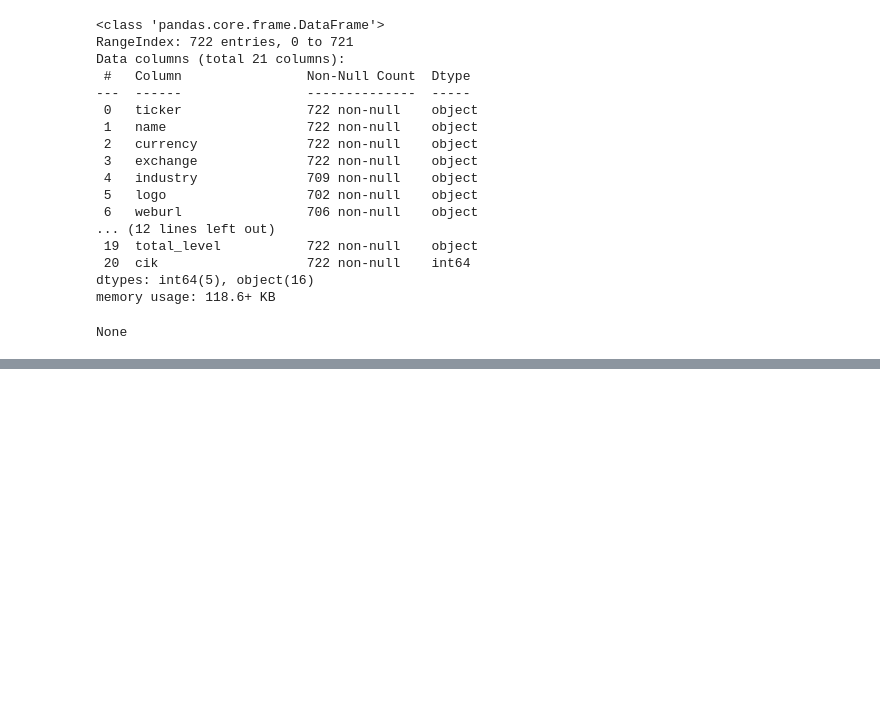
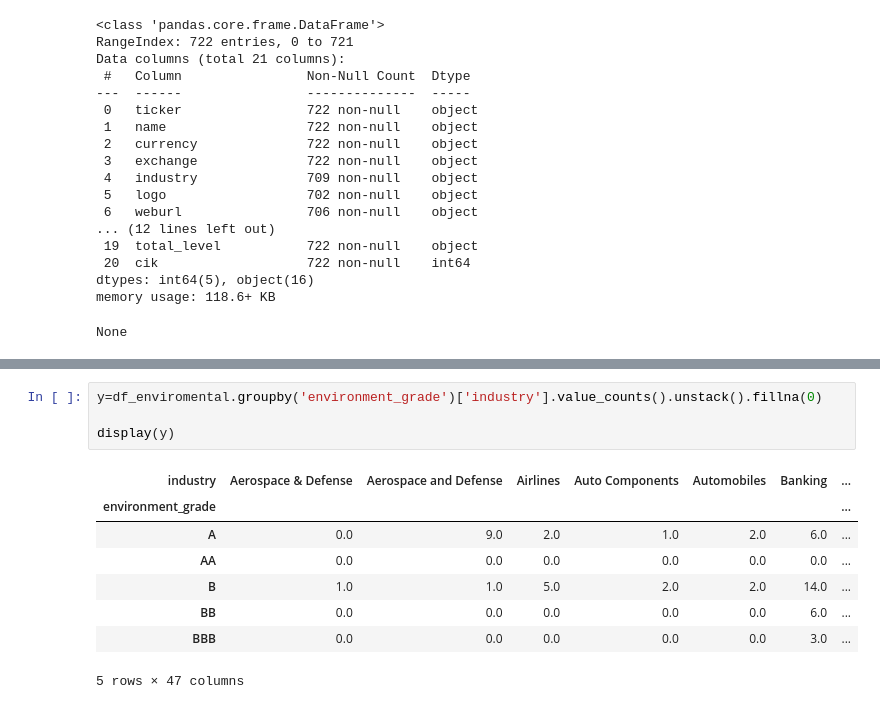
Before and after one commit to pedrocfontenele/Public-Company-ESG-Ratings-Datas, a Jupyter notebook: Untitled-1.ipynb, the cells around one changed output, grey strips where cells are left out. Drawn from its saved outputs; the diff is of its cells as text; blank space fills up the shorter version.

```diff
--- a/Untitled-1.ipynb
+++ b/Untitled-1.ipynb
@@ -53,0 +106,13 @@ Even with three of our columns with tree blank spaces, it's not necessary to exc
+# %%
+y=df_enviromental.groupby('environment_grade')['industry'].value_counts().unstack().fillna(0)
+
+display(y)
+# %% [output]
+| industry | Aerospace & Defense | Aerospace and Defense | Airlines | Auto Components | Automobiles | Banking | ... |
+| environment_grade |  |  |  |  |  |  | ... |
+| A | 0.0 | 9.0 | 2.0 | 1.0 | 2.0 | 6.0 | ... |
+| AA | 0.0 | 0.0 | 0.0 | 0.0 | 0.0 | 0.0 | ... |
+| B | 1.0 | 1.0 | 5.0 | 2.0 | 2.0 | 14.0 | ... |
+| BB | 0.0 | 0.0 | 0.0 | 0.0 | 0.0 | 6.0 | ... |
+| BBB | 0.0 | 0.0 | 0.0 | 0.0 | 0.0 | 3.0 | ... |
+5 rows × 47 columns
```
Also changed, not shown: parts of 6 cells of this notebook.
